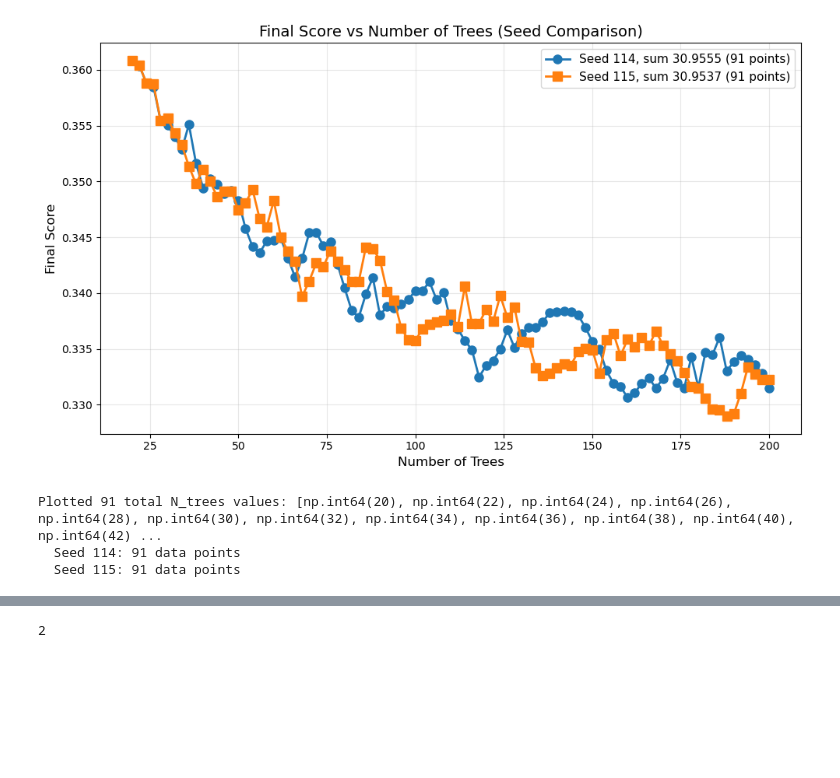
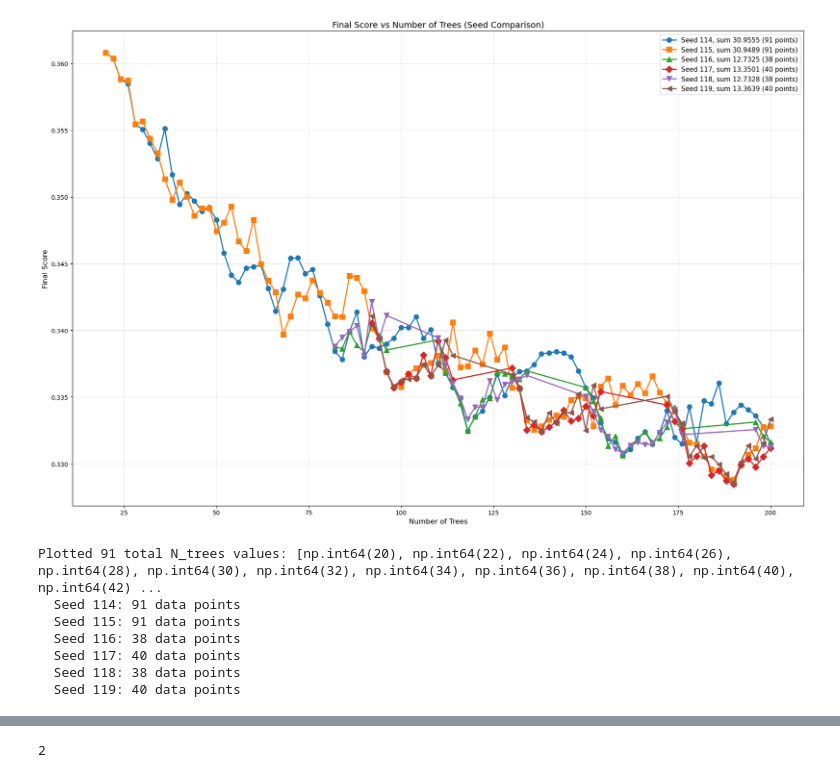
Before and after one commit to jcottaar/packing, a Jupyter notebook: analysis/compare_runs2 copy 2.ipynb, the cells around one changed output, grey strips where cells are left out. Drawn from its saved outputs; the diff is of its cells as text; code cells hidden in the pictures; blank space fills up the shorter version.

```diff
--- a/analysis/compare_runs2 copy 2.ipynb
+++ b/analysis/compare_runs2 copy 2.ipynb
@@ -56,44 +58,44 @@ all_N_trees = set()
 for seed in SEEDS_TO_DO:
     all_N_trees.update(seed_scores[seed].keys())
 all_N_trees = sorted(all_N_trees)
-
-if all_N_trees:
-    # Create plot
-    plt.figure(figsize=(10, 6))
-    markers = ['o', 's', '^', 'D', 'v', '<', '>', 'p', '*', 'h']
-
-    for i, seed in enumerate(SEEDS_TO_DO):
-        # Get values for this seed (None for missing data)
-        n_trees_list = []
-        values = []
-        for n in all_N_trees:
-            if n in seed_scores[seed]:
-                n_trees_list.append(n)
-                values.append(seed_scores[seed][n])
-
-        if values:  # Only plot if there's at least one value
-            marker = markers[i % len(markers)]
-            plt.plot(n_trees_list, values, marker=marker, linestyle='-',
-                    label=f'Seed {seed}, sum {np.sum(values):.4f} ({len(values)} points)',
-                    linewidth=2, markersize=8)
-
-    plt.xlabel('Number of Trees', fontsize=12)
-    plt.ylabel('Final Score', fontsize=12)
-    plt.title('Final Score vs Number of Trees (Seed Comparison)', fontsize=14)
-    plt.legend(fontsize=11)
-    plt.grid(True, alpha=0.3)
-    plt.tight_layout()
-    plt.show()
-
-    print(f"Plotted {len(all_N_trees)} total N_trees values: {all_N_trees}")
-    for seed in SEEDS_TO_DO:
-        print(f"  Seed {seed}: {len(seed_scores[seed])} data points")
-else:
-    print("No N_trees values found")
-#plt.xlim(20,90)
-# %% [output]
-[figure, removed]
-Plotted 91 total N_trees values: [np.int64(20), np.int64(22), np.int64(24), np.int64(26), np.int64(28), np.int64(30), np.int64(32), np.int64(34), np.int64(36), np.int64(38), np.int64(40), np.int64(42) ...
-  Seed 114: 91 data points
-  Seed 115: 91 data points
+# %%
+# Create plot
+plt.figure(figsize=(18, 12))
+markers = ['o', 's', '^', 'D', 'v', '<', '>', 'p', '*', 'h']
+
+for i, seed in enumerate(SEEDS_TO_DO):
+    # Get values for this seed (None for missing data)
+    n_trees_list = []
+    values = []
+    for n in all_N_trees:
+        if n in seed_scores[seed]:
+            n_trees_list.append(n)
+            values.append(seed_scores[seed][n])
+
+    if values:  # Only plot if there's at least one value
+        marker = markers[i % len(markers)]
+        plt.plot(n_trees_list, values, marker=marker, linestyle=None,
+                label=f'Seed {seed}, sum {np.sum(values):.4f} ({len(values)} points)',
+                linewidth=2, markersize=8)
+
+plt.xlabel('Number of Trees', fontsize=12)
+plt.ylabel('Final Score', fontsize=12)
+plt.title('Final Score vs Number of Trees (Seed Comparison)', fontsize=14)
+plt.legend(fontsize=11)
+plt.grid(True, alpha=0.3)
+plt.tight_layout()
+plt.show()
+
+print(f"Plotted {len(all_N_trees)} total N_trees values: {all_N_trees}")
+for seed in SEEDS_TO_DO:
+    print(f"  Seed {seed}: {len(seed_scores[seed])} data points")
+# %% [output]
+[figure, added]
+Plotted 91 total N_trees values: [np.int64(20), np.int64(22), np.int64(24), np.int64(26), np.int64(28), np.int64(30), np.int64(32), np.int64(34), np.int64(36), np.int64(38), np.int64(40), np.int64(42) ...
+  Seed 114: 91 data points
+  Seed 115: 91 data points
+  Seed 116: 38 data points
+  Seed 117: 40 data points
+  Seed 118: 38 data points
+  Seed 119: 40 data points
 # %%
```
Also changed, not shown: parts of 6 cells of this notebook, 6 other files.
